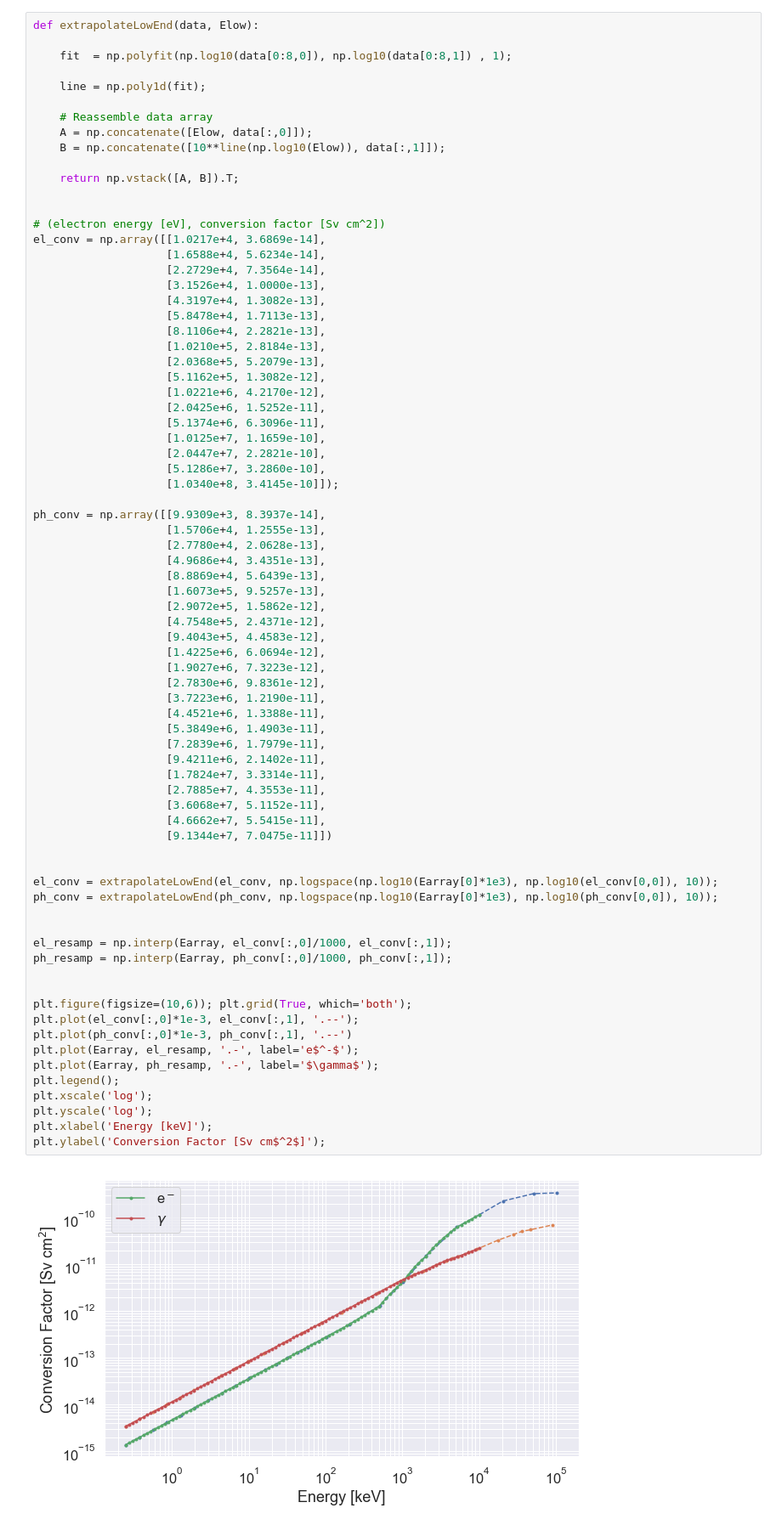
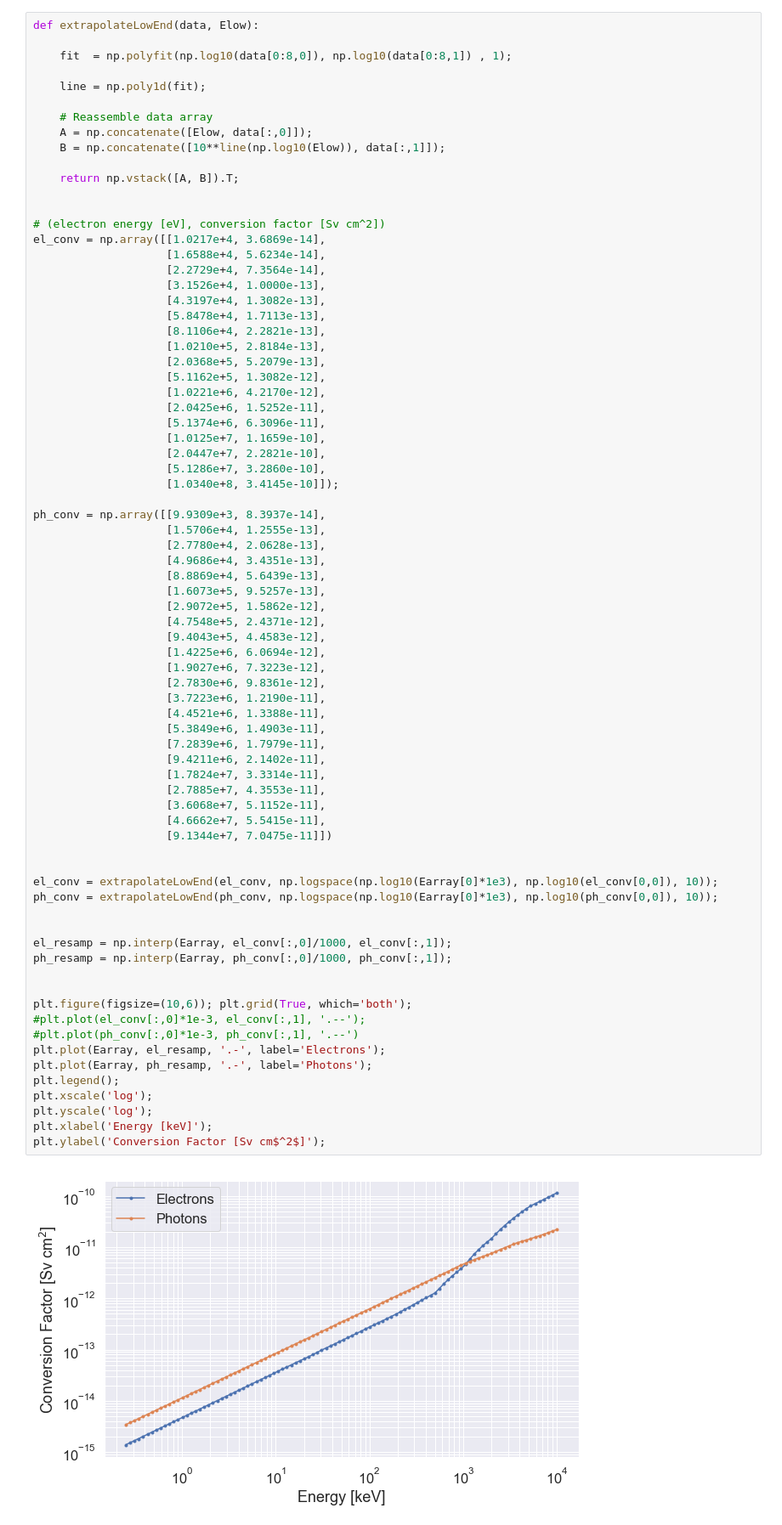
Before and after one commit to GrantBerland/Geant4_Atmospheric_EPP, a Jupyter notebook: analysis/test.ipynb, the cells around one changed output. Shown at 85% size. Drawn from its saved outputs; the diff is of its cells as text.

```diff
--- a/analysis/test.ipynb
+++ b/analysis/test.ipynb
@@ -359,38 +370,38 @@ ph_conv = np.array([[9.9309e+3, 8.3937e-14],
                     [1.4225e+6, 6.0694e-12],
                     [1.9027e+6, 7.3223e-12],
                     [2.7830e+6, 9.8361e-12],
                     [3.7223e+6, 1.2190e-11],
                     [4.4521e+6, 1.3388e-11],
                     [5.3849e+6, 1.4903e-11],
                     [7.2839e+6, 1.7979e-11],
                     [9.4211e+6, 2.1402e-11],
                     [1.7824e+7, 3.3314e-11],
                     [2.7885e+7, 4.3553e-11],
                     [3.6068e+7, 5.1152e-11],
                     [4.6662e+7, 5.5415e-11],
                     [9.1344e+7, 7.0475e-11]])
 
 
 el_conv = extrapolateLowEnd(el_conv, np.logspace(np.log10(Earray[0]*1e3), np.log10(el_conv[0,0]), 10));
 ph_conv = extrapolateLowEnd(ph_conv, np.logspace(np.log10(Earray[0]*1e3), np.log10(ph_conv[0,0]), 10));
 
 
 el_resamp = np.interp(Earray, el_conv[:,0]/1000, el_conv[:,1]);
 ph_resamp = np.interp(Earray, ph_conv[:,0]/1000, ph_conv[:,1]);
 
 
 plt.figure(figsize=(10,6)); plt.grid(True, which='both');
-plt.plot(el_conv[:,0]*1e-3, el_conv[:,1], '.--');
-plt.plot(ph_conv[:,0]*1e-3, ph_conv[:,1], '.--')
-plt.plot(Earray, el_resamp, '.-', label='e$^-$');
-plt.plot(Earray, ph_resamp, '.-', label='$\gamma$');
+#plt.plot(el_conv[:,0]*1e-3, el_conv[:,1], '.--');
+#plt.plot(ph_conv[:,0]*1e-3, ph_conv[:,1], '.--')
+plt.plot(Earray, el_resamp, '.-', label='Electrons');
+plt.plot(Earray, ph_resamp, '.-', label='Photons');
 plt.legend();
 plt.xscale('log');
 plt.yscale('log');
 plt.xlabel('Energy [keV]');
 plt.ylabel('Conversion Factor [Sv cm$^2$]');
 # %% [output]
-[figure, old version]
+[figure, new version]
 # %%
 '''
 def convertToRadDose(el_spectra, ph_spectra):
```
Also changed, not shown: parts of 8 cells of this notebook, 5 other files.
